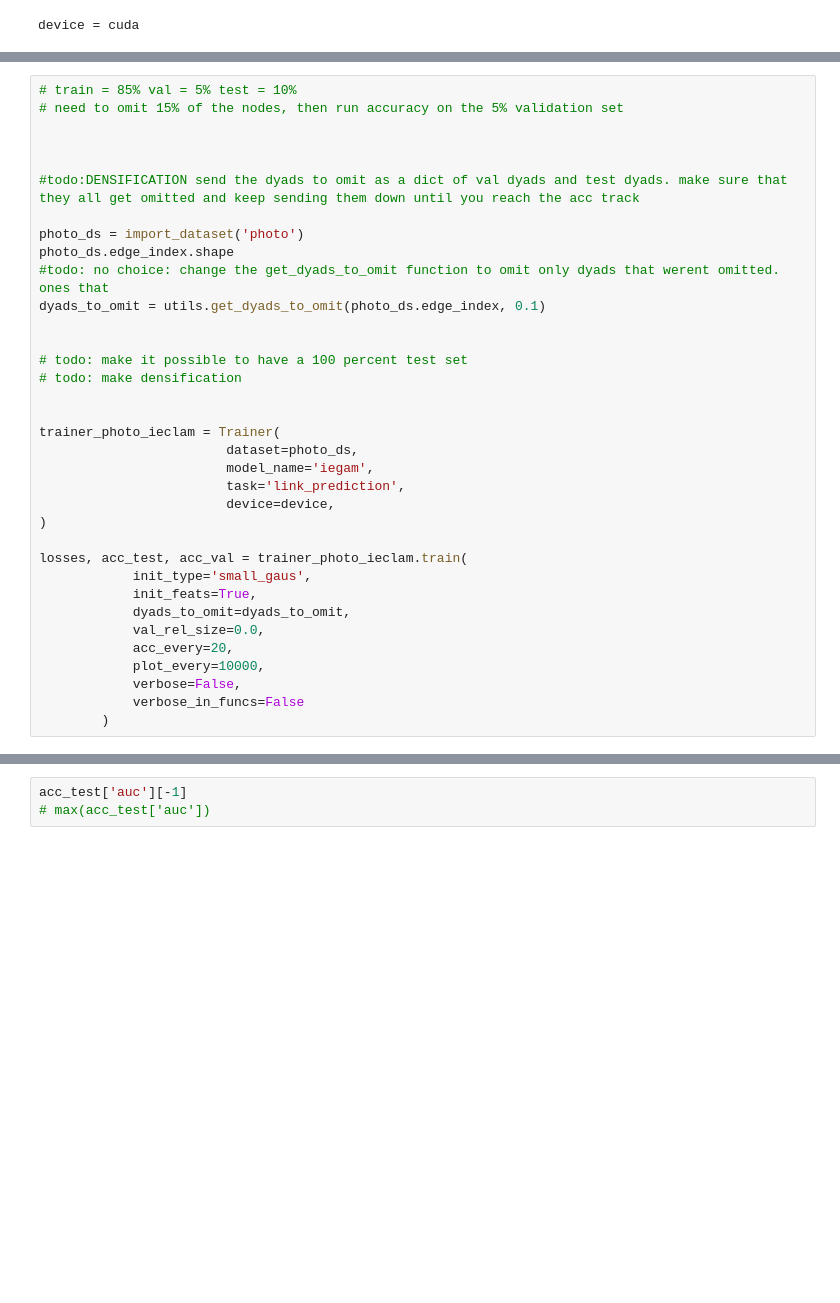
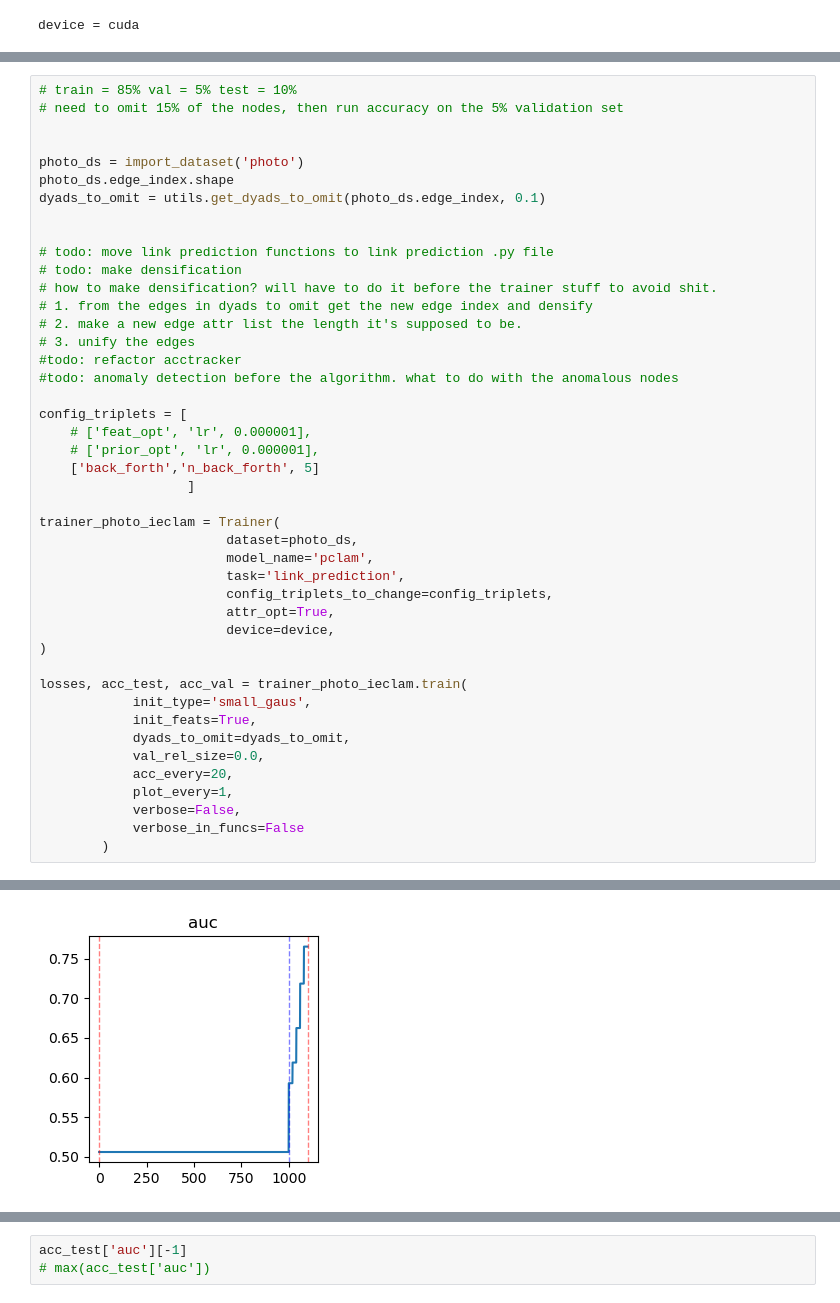
Before and after one commit to JuanCervino/PieClamNonSym, a Jupyter notebook: experiments/link_prediction.ipynb, the cells around one changed output, grey strips where cells are left out. Drawn from its saved outputs; the diff is of its cells as text; blank space fills up the shorter version.

```diff
--- a/experiments/link_prediction.ipynb
+++ b/experiments/link_prediction.ipynb
@@ -29,23 +30,32 @@ device = cuda
 # need to omit 15% of the nodes, then run accuracy on the 5% validation set
 
 
-
-#todo:DENSIFICATION send the dyads to omit as a dict of val dyads and test dyads. make sure that they all get omitted and keep sending them down until you reach the acc track
-
 photo_ds = import_dataset('photo')
 photo_ds.edge_index.shape
-#todo: no choice: change the get_dyads_to_omit function to omit only dyads that werent omitted. ones that
 dyads_to_omit = utils.get_dyads_to_omit(photo_ds.edge_index, 0.1)
 
 
-# todo: make it possible to have a 100 percent test set
+# todo: move link prediction functions to link prediction .py file
 # todo: make densification
+# how to make densification? will have to do it before the trainer stuff to avoid shit.
+# 1. from the edges in dyads to omit get the new edge index and densify
+# 2. make a new edge attr list the length it's supposed to be.
+# 3. unify the edges
+#todo: refactor acctracker
+#todo: anomaly detection before the algorithm. what to do with the anomalous nodes
 
+config_triplets = [
+    # ['feat_opt', 'lr', 0.000001],
+    # ['prior_opt', 'lr', 0.000001],
+    ['back_forth','n_back_forth', 5]
+                   ]
 
 trainer_photo_ieclam = Trainer(
                         dataset=photo_ds,
-                        model_name='iegam',
+                        model_name='pclam',
                         task='link_prediction',
+                        config_triplets_to_change=config_triplets,
+                        attr_opt=True,
                         device=device,
 )
 
@@ -55,7 +65,7 @@ losses, acc_test, acc_val = trainer_photo_ieclam.train(
             dyads_to_omit=dyads_to_omit,
             val_rel_size=0.0,
             acc_every=20,
-            plot_every=10000,
+            plot_every=1,
             verbose=False,
             verbose_in_funcs=False
         )
@@ -79,0 +90 @@ FINISHED train
+[figure, added]
```
Also changed, not shown: parts of 2 cells of this notebook, 3 other files.
